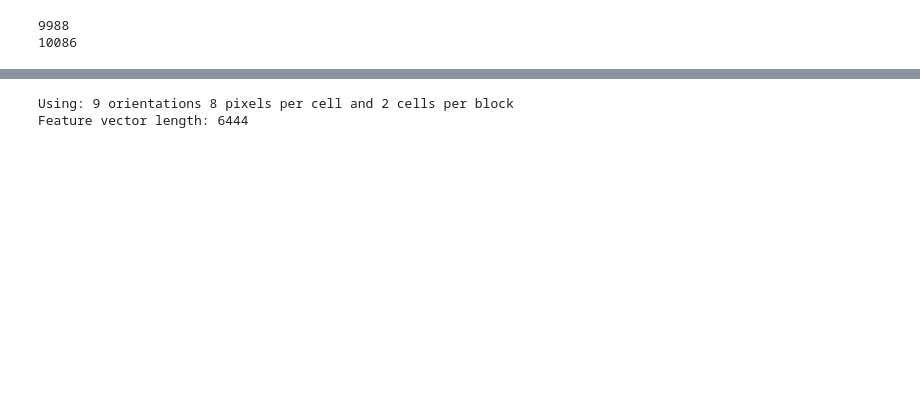
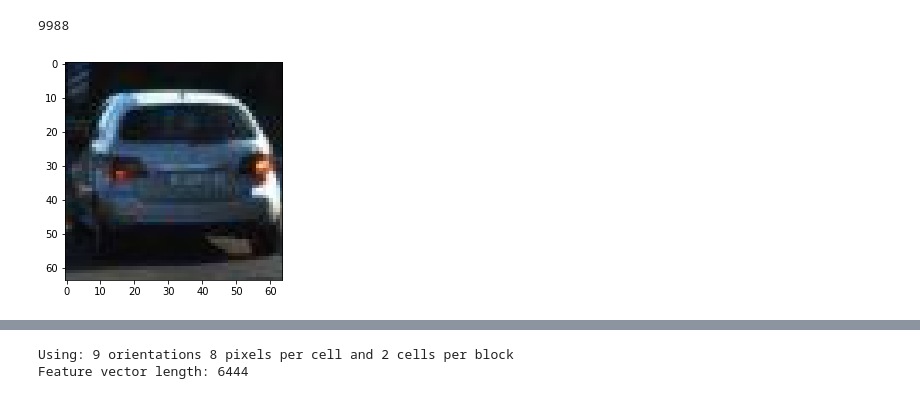
Before and after one commit to AntoniaSophia/VehicleDetection, a Jupyter notebook: solution/VehicleDetection.ipynb, the cells around one changed output, grey strips where cells are left out. Drawn from its saved outputs; the diff is of its cells as text; code cells hidden in the pictures; blank space fills up the shorter version.

```diff
--- a/solution/VehicleDetection.ipynb
+++ b/solution/VehicleDetection.ipynb
@@ -27,10 +24,10 @@ notcars = []
 images = glob.glob('./../../training_data/non-vehicles**/*.jpg', recursive=True)
 for image in images:
     notcars.append(image)
-
-
-print(len(cars))
-print(len(notcars))
-# %% [output]
-9988
-10086
+# %%
+print(len(cars))
+plt.imshow(mpimg.imread(cars[np.random.randint(1000)]))
+plt.show()
+# %% [output]
+9988
+[figure, added]
```
Also changed, not shown: parts of 8 cells of this notebook, 3 other files.
